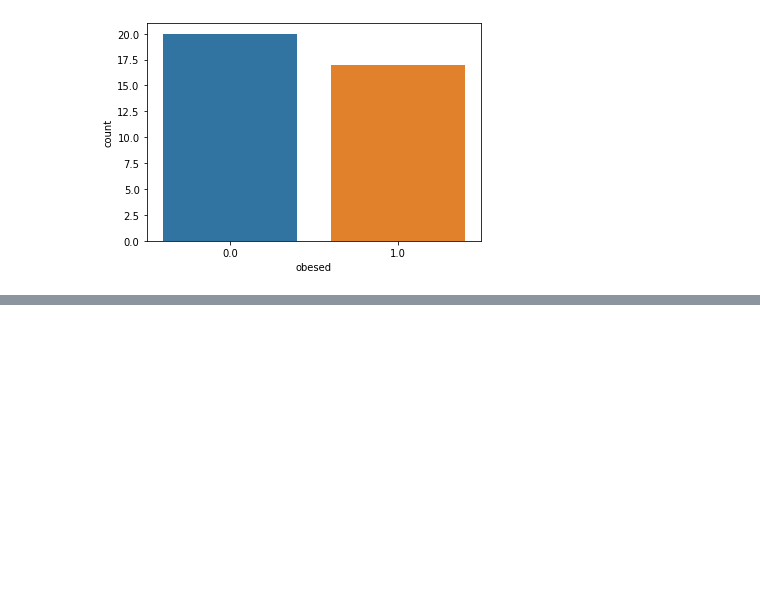
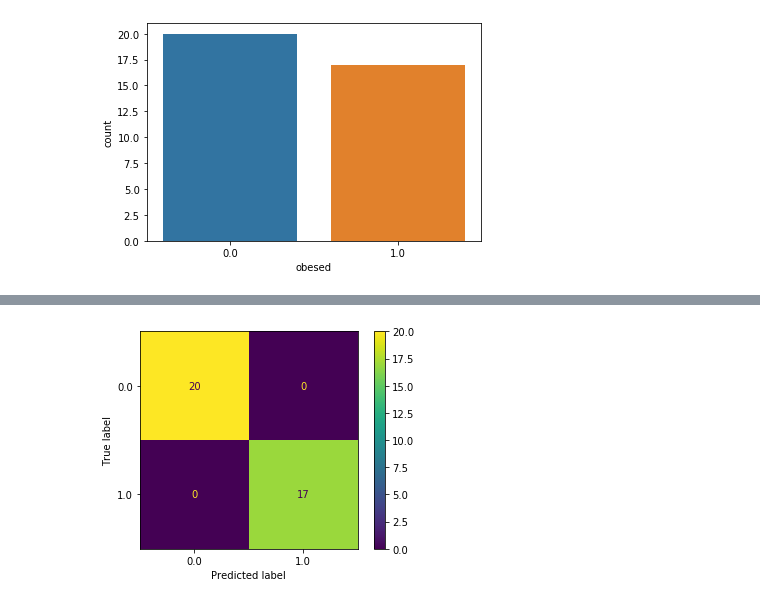
Before and after one commit to ridhoaryo/modul3_LogisticRegression, a Jupyter notebook: Materi_Classification.ipynb, the cells around one changed output, grey strips where cells are left out. Cells and saved outputs as stored; diff of their text form; code cells hidden in the pictures; blank space fills up the shorter version.

```diff
--- a/Materi_Classification.ipynb
+++ b/Materi_Classification.ipynb
@@ -466,0 +525,4 @@ sns.countplot(x='obesed', data=concat_test)
+# %%
+conf_test = plot_confusion_matrix(logreg, X_test, y_test)
+# %% [output]
+[figure, added]
```
Also changed, not shown: parts of 76 cells of this notebook, 1 other file.
